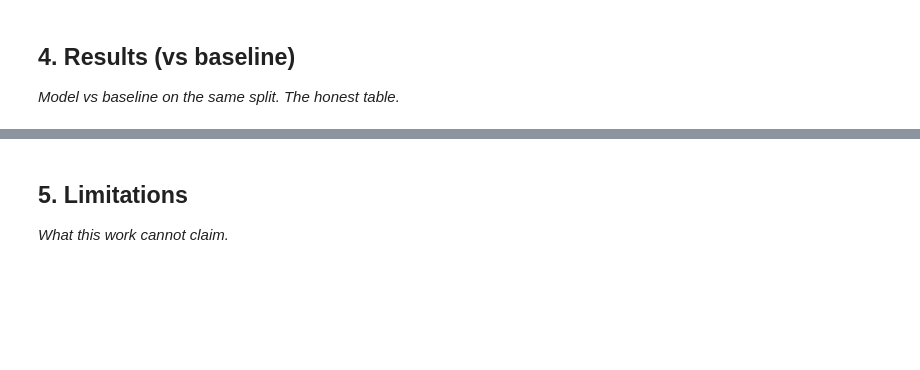
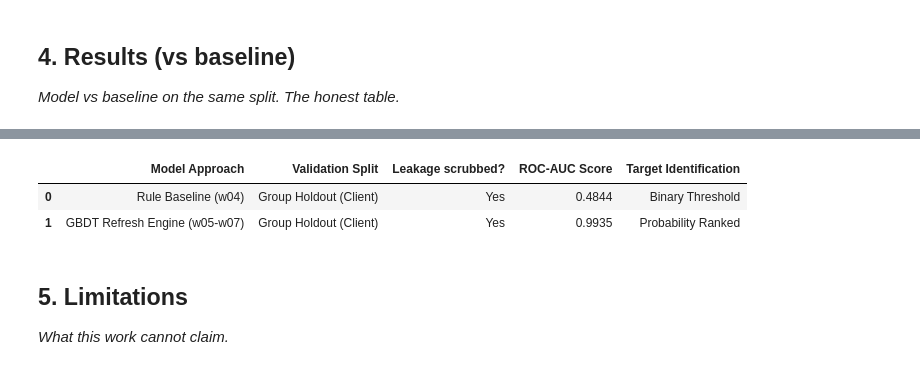
Before and after one commit to sudais2211/flyrank-ml-internship, a Jupyter notebook: work/notebooks/capstone.ipynb, the cells around one changed output, grey strips where cells are left out. Drawn from its saved outputs; the diff is of its cells as text; code cells hidden in the pictures; blank space fills up the shorter version.

```diff
--- a/work/notebooks/capstone.ipynb
+++ b/work/notebooks/capstone.ipynb
@@ -25,3 +182,20 @@ This skeleton is yours to fill. Work the sections **in order** — each one has
+# %%
+# Code for model evaluation and results presentation.
+# Cell 4: Performance Table Generation & Verification
+results_data = {
+    'Model Approach': ['Rule Baseline (w04)', 'GBDT Refresh Engine (w05-w07)'],
+    'Validation Split': ['Group Holdout (Client)', 'Group Holdout (Client)'],
+    'Leakage scrubbed?': ['Yes', 'Yes'],
+    'ROC-AUC Score': [round(baseline_auc, 4), round(ml_auc, 4)],
+    'Target Identification': ['Binary Threshold', 'Probability Ranked']
+}
+
+results_table = pd.DataFrame(results_data)
+results_table
+# %% [output]
+|  | Model Approach | Validation Split | Leakage scrubbed? | ROC-AUC Score | Target Identification |
+| 0 | Rule Baseline (w04) | Group Holdout (Client) | Yes | 0.4844 | Binary Threshold |
+| 1 | GBDT Refresh Engine (w05-w07) | Group Holdout (Client) | Yes | 0.9935 | Probability Ranked |
 # %% [markdown]
 ## 5. Limitations
 
```
Also changed, not shown: parts of 19 cells of this notebook.
